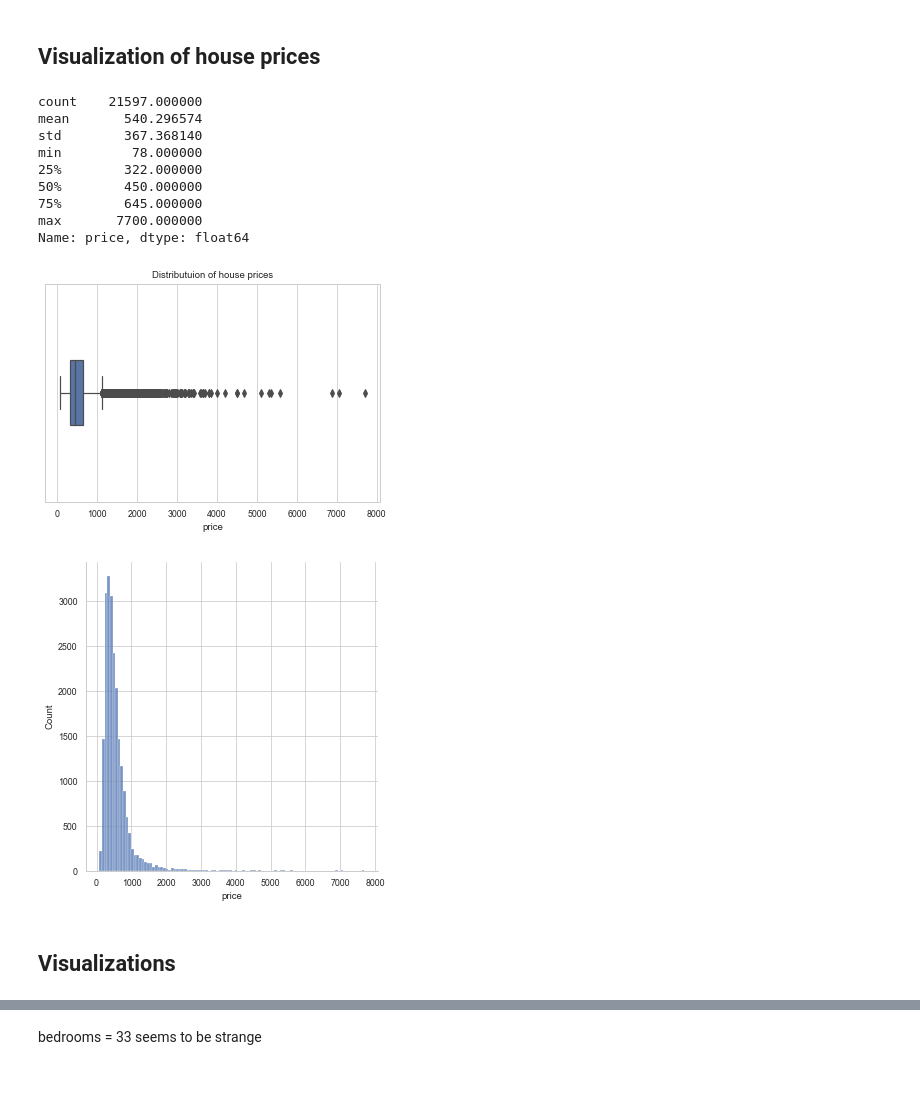
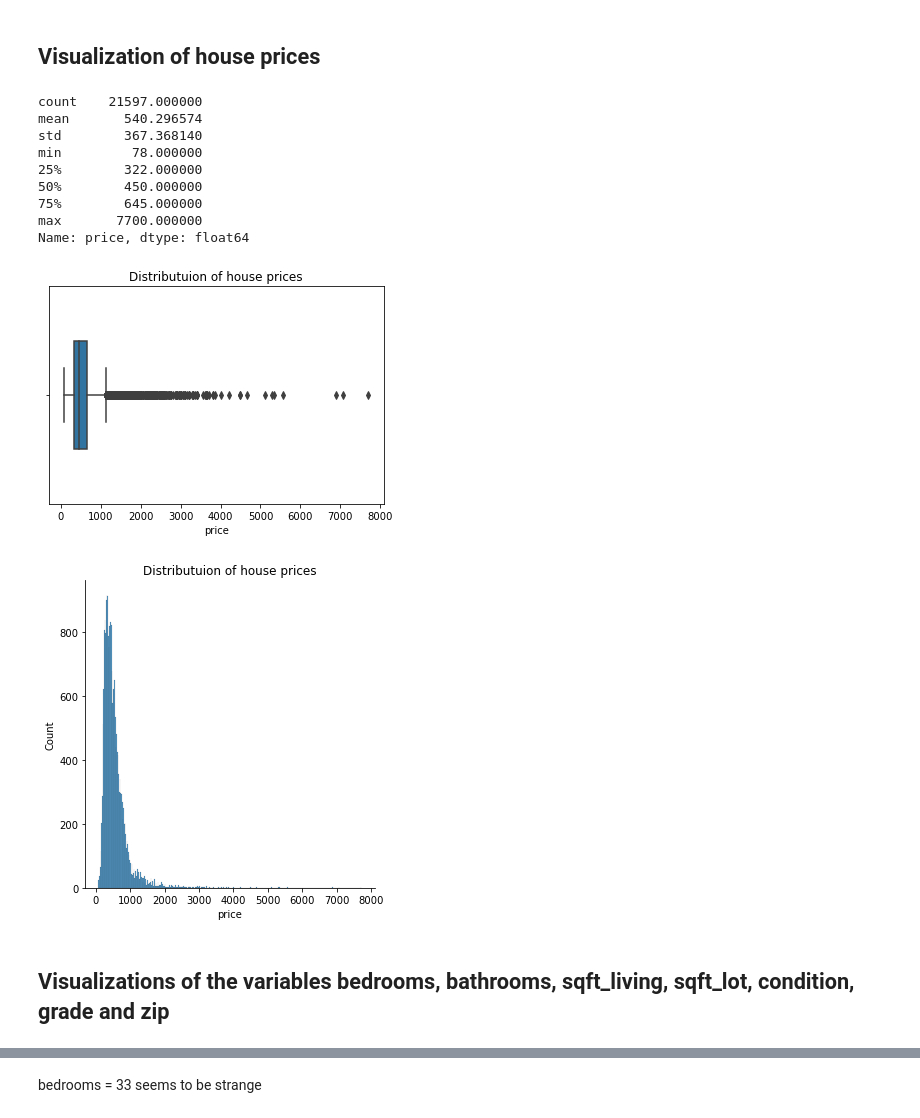
Before and after one commit to kevintomas1995/Kingcounty_EDA, a Jupyter notebook: eda_first_draft.ipynb, the cells around one changed output, grey strips where cells are left out. Drawn from its saved outputs; the diff is of its cells as text; code cells hidden in the pictures; blank space fills up the shorter version.

```diff
--- a/eda_first_draft.ipynb
+++ b/eda_first_draft.ipynb
@@ -7,14 +7,22 @@ import warnings
 ## Quick overview of the data
 # %%
 df = pd.read_csv("King_County_house_prices_dataset.csv")
+
+# handling bathrooms
+df["bathrooms"] = df["bathrooms"].apply(lambda x: round(x))
+
+# convert variables
+# following variables are in thousand dollars and sqft
 df["price"] = df["price"].apply(lambda x: x*0.001)
-df["bathrooms"] = df["bathrooms"].apply(lambda x: round(x))
 df["sqft_lot"] = df["sqft_lot"].apply(lambda x: x*0.001)
 df["sqft_living"] = df["sqft_living"].apply(lambda x: x*0.001)
 df["sqft_above"] = df["sqft_above"].apply(lambda x: x*0.001)
 df["sqft_living15"] = df["sqft_living15"].apply(lambda x: x*0.001)
 df["sqft_lot15"] = df["sqft_lot15"].apply(lambda x: x*0.001)
 
+df.sqft_basement = pd.to_numeric(df.sqft_basement, errors='coerce')
+df["sqft_basement"] = df["sqft_basement"].apply(lambda x: x*0.001)
+
 df.head(5)
 # %% [output]
 |  | id | date | price | bedrooms | bathrooms | sqft_living | sqft_lot | floors | waterfront | view | ... |
@@ -96,23 +106,24 @@ yr_renovated:  3842
 # %% [markdown]
 ## Visualization of house prices
 # %%
-sns.boxplot( x=df["price"], width=0.3).set_title('Distributuion of house prices');
-sns.displot(df, x=df["price"], bins=100);
+sns.boxplot( x=df["price"], width=0.5).set_title('Distributuion of house prices');
+sns.displot(df, x=df["price"], bins=100, binwidth=20);
+plt.title("Distributuion of house prices")
 df.price.describe()
 # %% [output]
 count    21597.000000
 mean       540.296574
 std        367.368140
 min         78.000000
 25%        322.000000
 50%        450.000000
 75%        645.000000
 max       7700.000000
 Name: price, dtype: float64
-[figure, old version]
+[figure, new version]
-[figure, old version]
+[figure, new version]
-# %% [markdown]
-## Visualizations
+# %% [markdown]
+## Visualizations of the variables bedrooms, bathrooms, sqft_living, sqft_lot, condition, grade and zip
 # %%
 warnings.filterwarnings('ignore')
 
```
Also changed, not shown: parts of 24 cells of this notebook, 5 other files.
